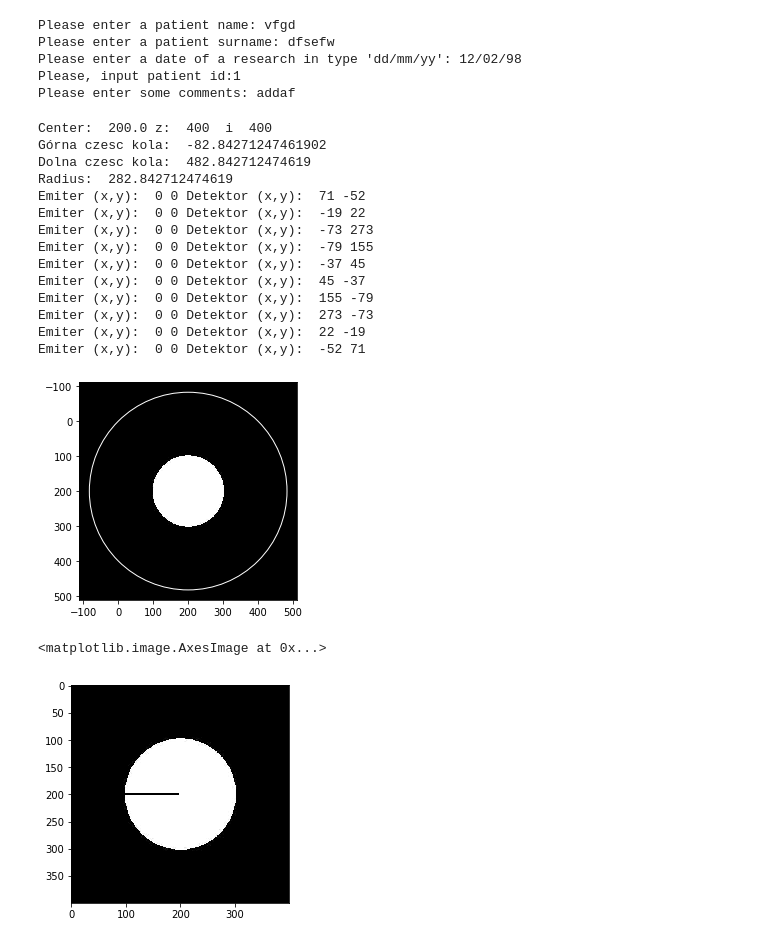
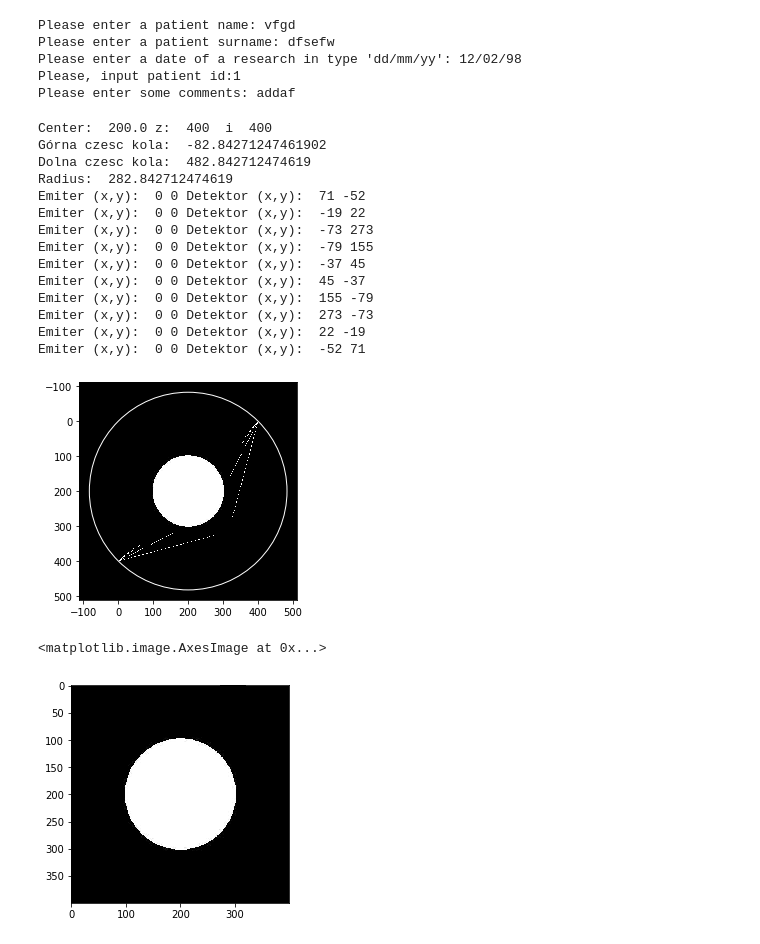
Before and after one commit to EwaKomkowska/Informatyka_w_medycynie, a Jupyter notebook: Tomograf.ipynb, the cells around one changed output. Cells and saved outputs as stored; diff of their text form; code cells hidden in the pictures.

```diff
--- a/Tomograf.ipynb
+++ b/Tomograf.ipynb
@@ -434,37 +434,37 @@ for detector in range(l_det):
         det_y = int(center - radius * math.sin(kat + math.pi - max_rozwarcie/2 + detector * max_rozwarcie/ (l_det - 1)))
     print('Emiter (x,y): ', em_x, em_y, 'Detektor (x,y): ', det_x, det_y)
     #algBresenhama(1, 1, fx, fy, sx, sy)
     for x, y in bresenham(em_x, em_y, det_x, det_y):
-        image[x][y] = (0, 0, 0)              #1 -> czarny, 0 -> bialy
+        image[x][y] = [255, 255, 255]              #255 -> bialy, 0 -> czarny
         #print("wstawiam 0 na ", x, y)
 
 
 #zamiast tego stworzyc funkcje ze wzorami ilosc emiterow
 
 
 im = plt.imshow(image)
 ax.add_patch(circleRed)
 plt.plot()
 
 fig.savefig('./tomograf-zdjecia/Kolo.png')
 # %% [output]
 Center:  200.0 z:  400  i  400
 Górna czesc kola:  -82.84271247461902
 Dolna czesc kola:  482.842712474619
 Radius:  282.842712474619
 Emiter (x,y):  0 0 Detektor (x,y):  71 -52
 Emiter (x,y):  0 0 Detektor (x,y):  -19 22
 Emiter (x,y):  0 0 Detektor (x,y):  -73 273
 Emiter (x,y):  0 0 Detektor (x,y):  -79 155
 Emiter (x,y):  0 0 Detektor (x,y):  -37 45
 Emiter (x,y):  0 0 Detektor (x,y):  45 -37
 Emiter (x,y):  0 0 Detektor (x,y):  155 -79
 Emiter (x,y):  0 0 Detektor (x,y):  273 -73
 Emiter (x,y):  0 0 Detektor (x,y):  22 -19
 Emiter (x,y):  0 0 Detektor (x,y):  -52 71
-[figure, old version]
+[figure, new version]
 # %%
 plt.imshow(image)
 # %% [output]
 <matplotlib.image.AxesImage at 0x...>
-[figure, old version]
+[figure, new version]
```
